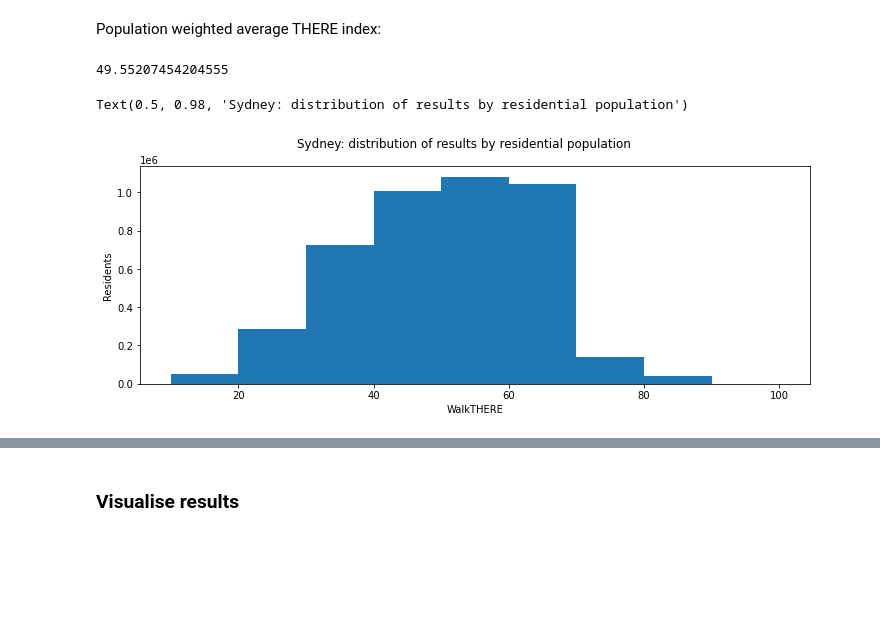
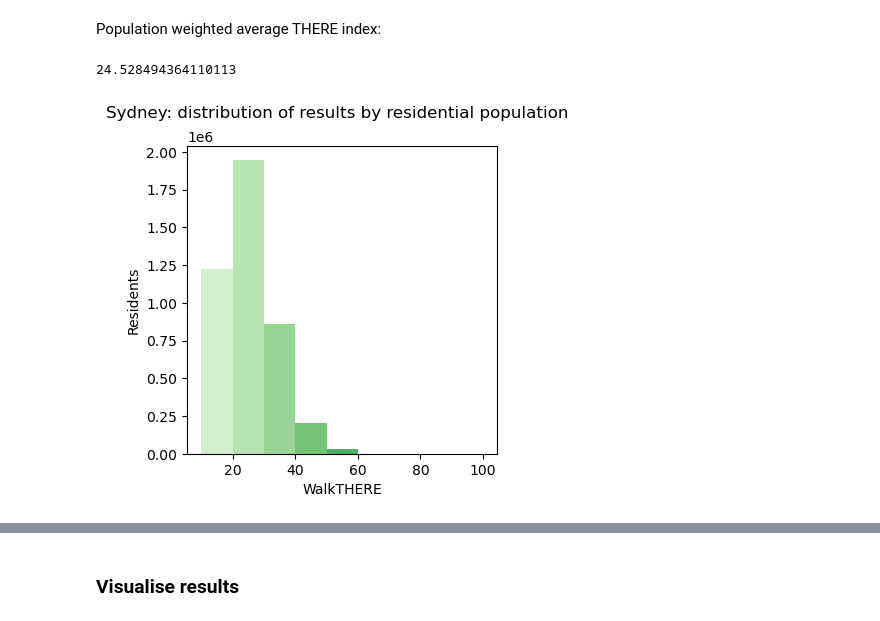
Before and after one commit to JosephineRoper/THERE, a Jupyter notebook: #Example Notebooks/Sydney WalkTHERE.ipynb, the cells around one changed output, grey strips where cells are left out. Cells and saved outputs as stored; diff of their text form; code cells hidden in the pictures; blank space fills up the shorter version.

```diff
--- a/#Example Notebooks/Sydney WalkTHERE.ipynb
+++ b/#Example Notebooks/Sydney WalkTHERE.ipynb
@@ -216,7 +226,7 @@ population = population.set_index('MB_CODE_2016')
 # %%
 meshblocks = meshblocks.join(population, on='MB_CODE16', how='left')
 # %%
-meshblocks_w = meshblocks.sjoin_nearest(small_w_results, how='left', rsuffix = 'walk')
+meshblocks_w = nearest_to_centroids(meshblocks, small_w_results, how='left', rsuffix = 'walk', max_distance=500)
 meshblocks_w = meshblocks_w.clip(place_gdf)
 # %% [markdown]
 Population weighted average THERE index:
@@ -223,4 +235,4 @@ Population weighted average THERE index:
 # %%
-sum(meshblocks_w['Person']*meshblocks_w['THERE_Index'])/sum(meshblocks_w['Person'])
+sum(valid_mbs['Person']*valid_mbs['THERE_Index'])/sum(valid_mbs['Person'])
 # %% [output]
-49.55207454204555
+24.528494364110113
@@ -227,12 +242,16 @@ sum(meshblocks_w['Person']*meshblocks_w['THERE_Index'])/sum(meshblocks_w['Person
 # %%
+cm = plt.cm.Greens
+bins=[10,20,30,40,50,60,70,80,90,100]
 fig, ax1 = plt.subplots(nrows=1, ncols=1, sharey=True, figsize=(12, 4))
-#f.set_figwidth(4)
-bins=[10,20,30,40,50,60,70,80,90,100]
-ax1.hist(meshblocks_w['THERE_Index'], weights = meshblocks_w['Person'], label='WalkTHERE',bins=bins)
+fig.set_figwidth(4)
 ax1.set_xlabel('WalkTHERE')
 ax1.set_ylabel('Residents')
+fig.suptitle('Sydney: distribution of results by residential population')
 
-fig.suptitle('Sydney: distribution of results by residential population')
+n, bins, patches = plt.hist(meshblocks_w['THERE_Index'], weights = meshblocks_w['Person'], label='WalkTHERE',bins=bins)
+for i, p in enumerate(patches):
+    plt.setp(p, 'facecolor', cm(i/10 + 0.2)) # notice the i/25
+
+plt.show()
 # %% [output]
-Text(0.5, 0.98, 'Sydney: distribution of results by residential population')
-[figure, old version]
+[figure, new version]
```
Also changed, not shown: parts of 46 cells of this notebook, 19 other files.
